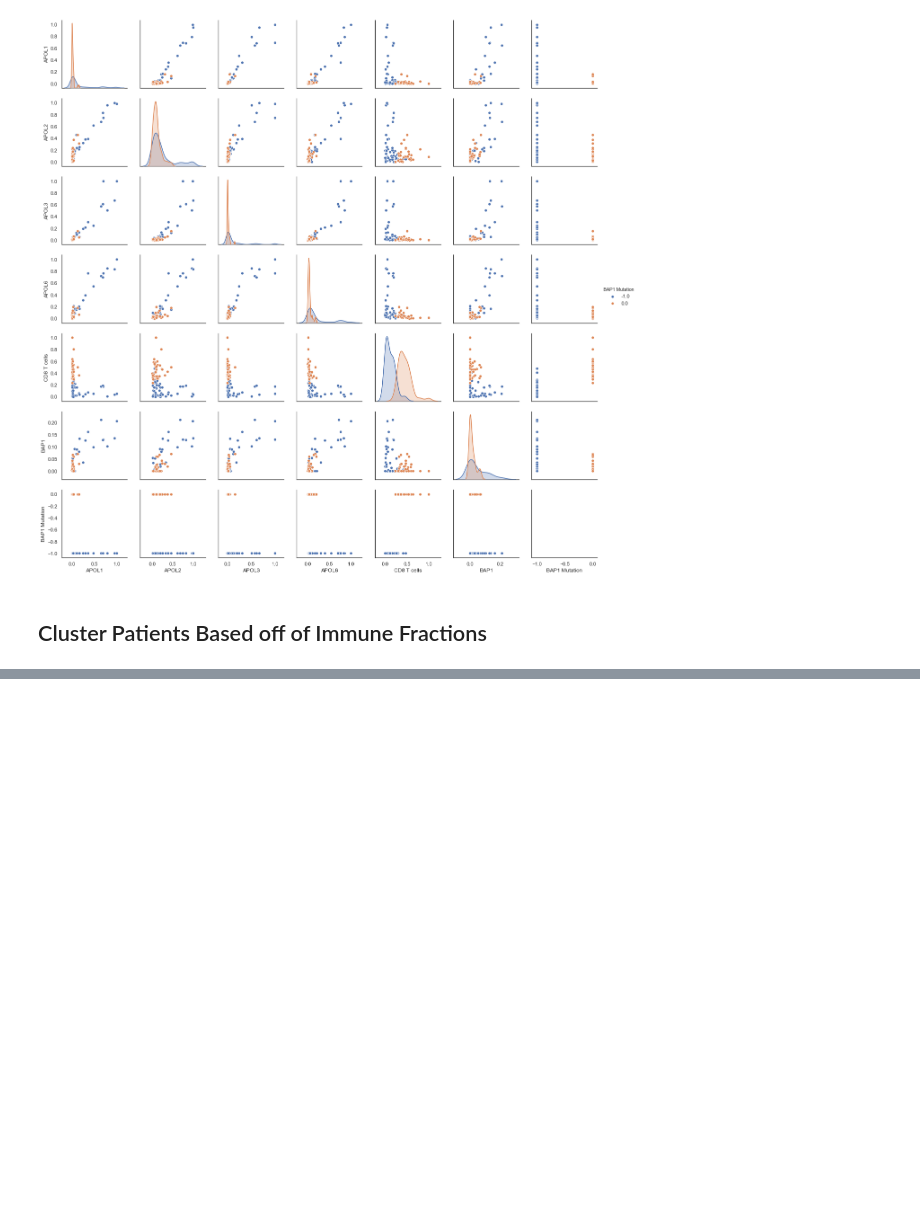
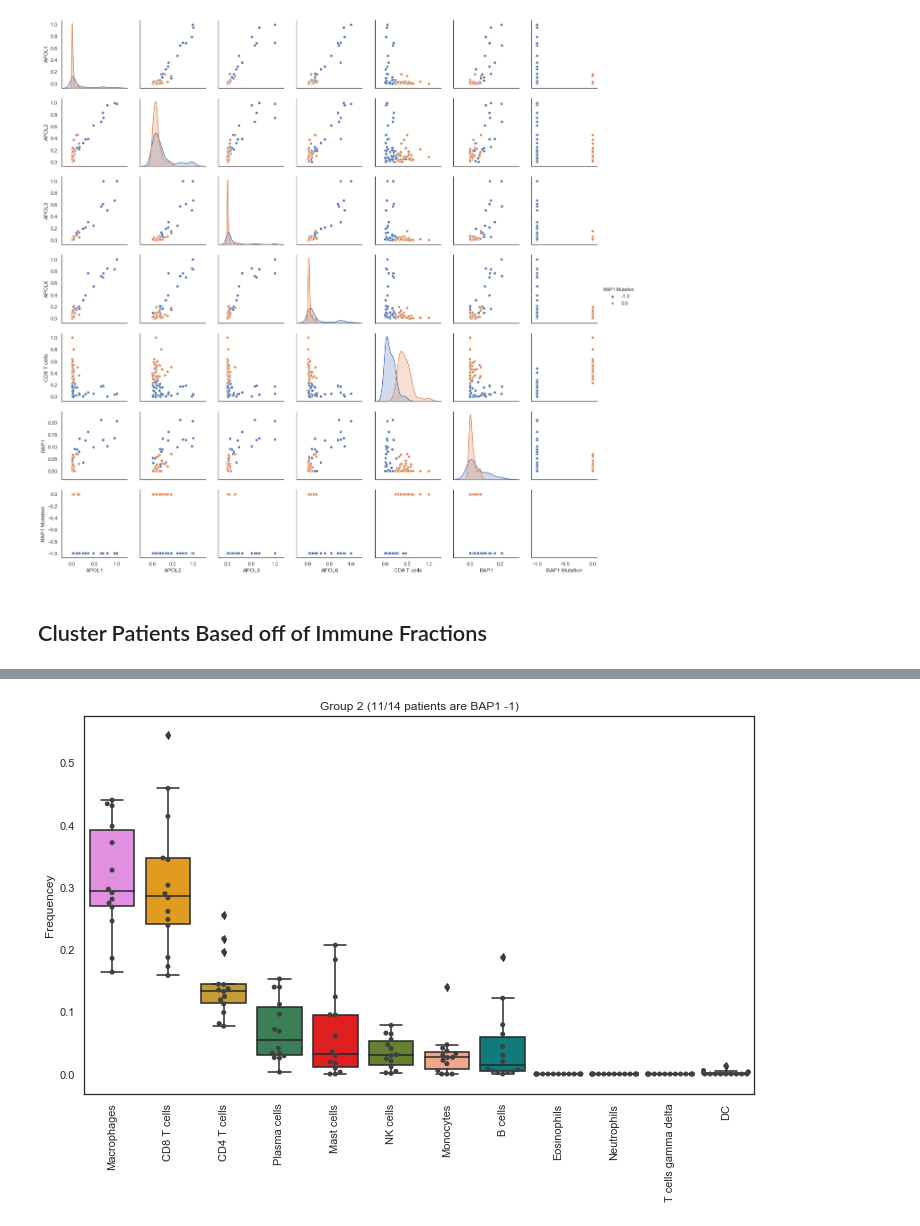
Before and after one commit to N8Grant/TripodsREU, a Jupyter notebook: scripts/Week5Exp.ipynb, the cells around one changed output, grey strips where cells are left out. Drawn from its saved outputs; the diff is of its cells as text; code cells hidden in the pictures; blank space fills up the shorter version.

```diff
--- a/scripts/Week5Exp.ipynb
+++ b/scripts/Week5Exp.ipynb
@@ -749,0 +816,4 @@ sns.pairplot(pairplot_df,hue="BAP1 Mutation")
+# %%
+cell_frequency_boxplot(immune_fractions_df_uncombined.loc[immune_ids[2]], "Group 2 (11/14 patients are BAP1 -1)")
+# %% [output]
+[figure, added]
```
Also changed, not shown: parts of 55 cells of this notebook, 2 other files.
